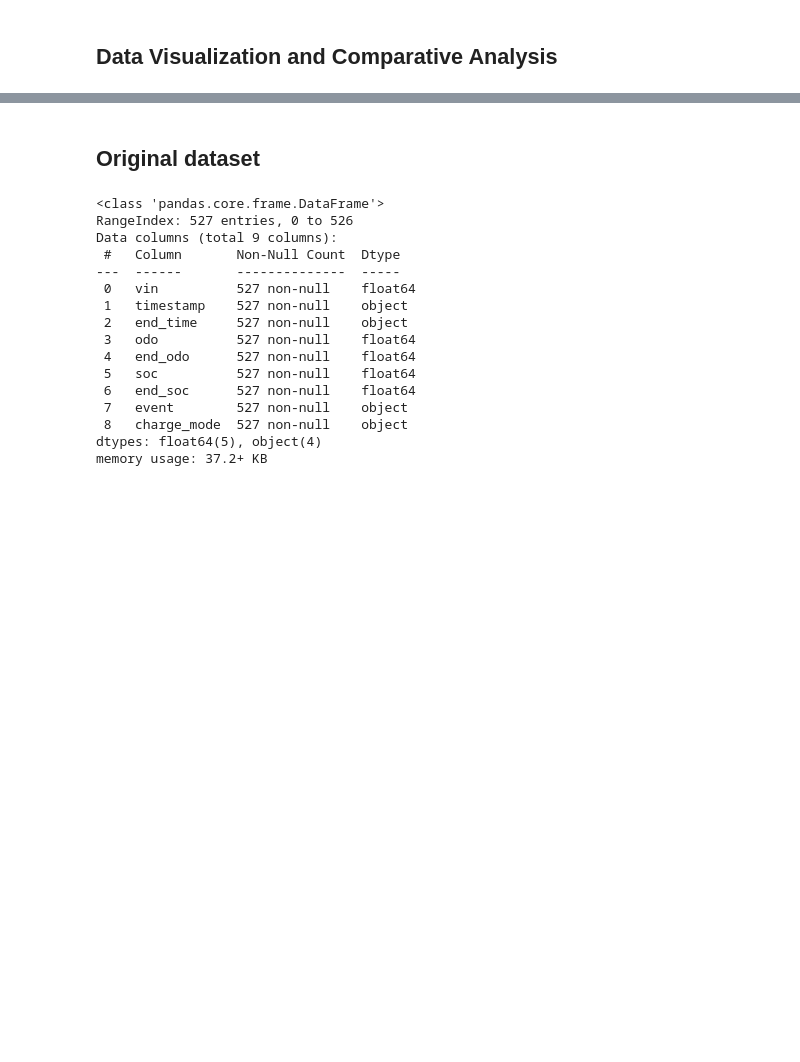
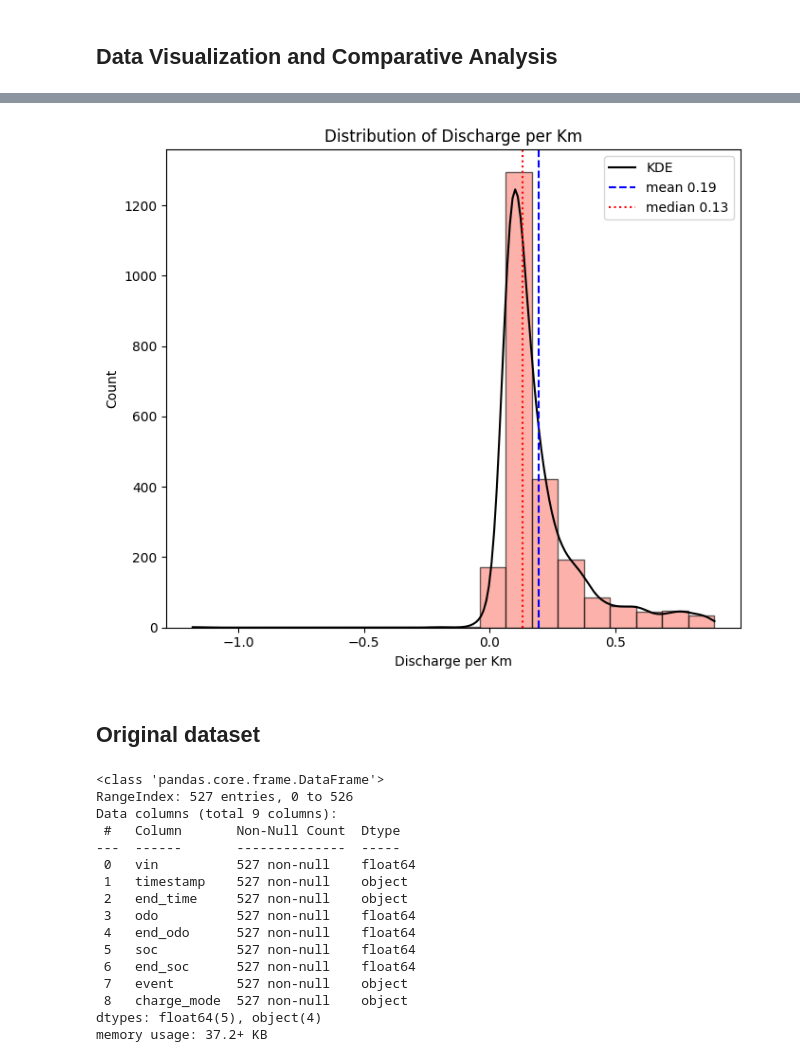
Before and after one commit to LeoneFabio/KoVAE, a Jupyter notebook: trip_post_processing.ipynb, the cells around one changed output, grey strips where cells are left out. Cells and saved outputs as stored; diff of their text form; code cells hidden in the pictures; blank space fills up the shorter version.

```diff
--- a/trip_post_processing.ipynb
+++ b/trip_post_processing.ipynb
@@ -353,4 +459,16 @@ max        0.880725
 Name: discharge_per_km, dtype: float64
+# %%
+# --- Distribution of Discharge per Km ---
+fig, ax = plt.subplots(figsize=(7, 6))
+
+plot_hist_with_kde(trip_data.get('discharge_per_km', pd.Series(dtype=float)), ax,
+                   color='salmon', title='Distribution of Discharge per Km', xlabel='Discharge per Km')
+
+
+plt.tight_layout()
+plt.show()
+# %% [output]
+[figure, added]
 # %% [markdown]
 ## Original dataset
 # %%
```
Also changed, not shown: parts of 23 cells of this notebook, 1 other file.
